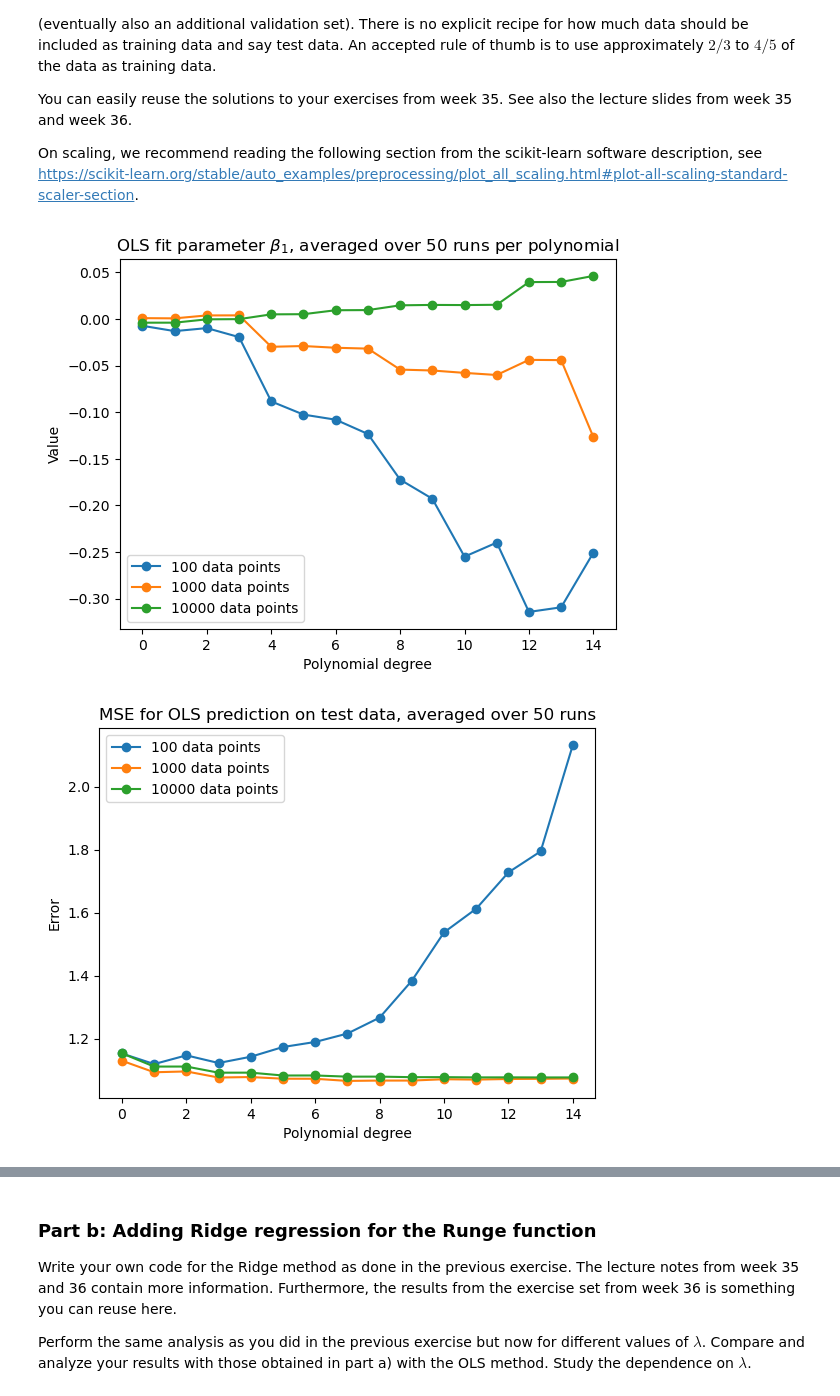
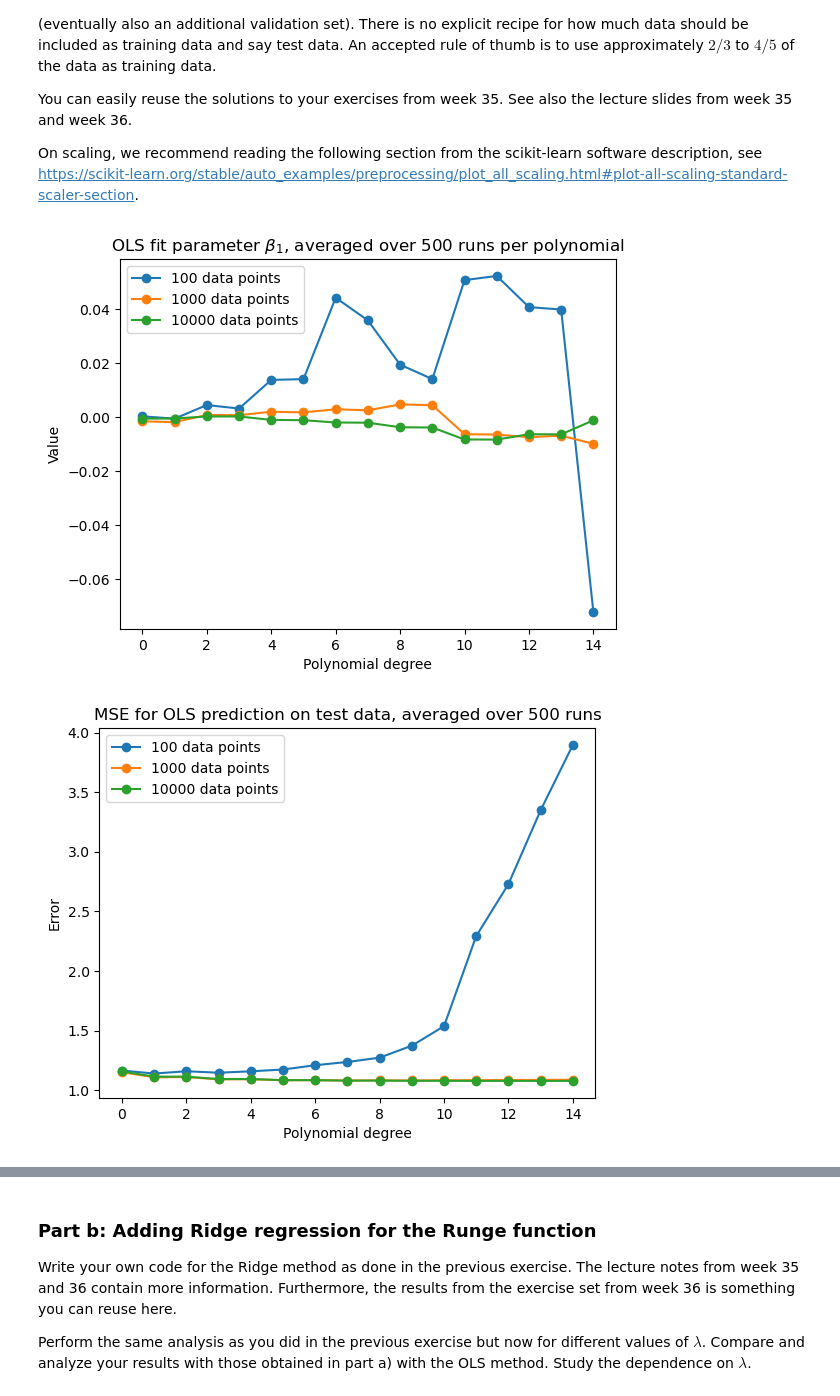
Before and after one commit to Waerstad/4155-Project-1, a Jupyter notebook: Code/project1_main.ipynb, the cells around one changed output, grey strips where cells are left out. Cells and saved outputs as stored; diff of their text form; code cells hidden in the pictures.

```diff
--- a/Code/project1_main.ipynb
+++ b/Code/project1_main.ipynb
@@ -225,7 +247,7 @@ poly_min = 1
 poly_max = 15
 poly_degrees = np.arange(poly_min, poly_max + 1, 1)
 
-runs = 50
+runs = 500
 MSEs_runs_datasize_polys_matrix = np.zeros([runs, len(data_sizes), len(poly_degrees)])
 R2s_runs_datasize_polys_matrix = np.zeros([runs, len(data_sizes), len(poly_degrees)])
 beta1s_runs_datasize_polys_matrix = np.zeros([runs, len(data_sizes), len(poly_degrees)])
@@ -273,32 +295,32 @@ plt.xlabel("Polynomial degree")
 plt.ylabel("Value")
 plt.title(fr"OLS fit parameter $\beta_1$, averaged over {runs} runs per polynomial")
 plt.legend()
 plt.show()
 plt.close()
 
 # Plot MSE for OLS prediction on test data for various sizes of data, and polynomials; averaged over many runs
 plt.plot(mean_MSE_datasize_poly[0,:], "o-", label=f"{data_sizes[0]} data points")
 plt.plot(mean_MSE_datasize_poly[1,:], "o-", label=f"{data_sizes[1]} data points")
 plt.plot(mean_MSE_datasize_poly[2,:], "o-", label=f"{data_sizes[2]} data points")
 plt.title(f"MSE for OLS prediction on test data, averaged over {runs} runs")
 plt.xlabel("Polynomial degree")
 plt.ylabel("Error")
 plt.legend()
 #plt.grid()
 plt.show()
 plt.close()
 
 # Plot R^2 for OLS prediction on test data for various sizes of data, and polynomials; averaged over many runs
 plt.plot(mean_R2_runs_datasize_polys_matrix[0,:], "o-", label=f"{data_sizes[0]} data points")
 plt.plot(mean_R2_runs_datasize_polys_matrix[1,:], "o-", label=f"{data_sizes[1]} data points")
 plt.plot(mean_R2_runs_datasize_polys_matrix[2,:], "o-", label=f"{data_sizes[2]} data points")
 plt.title(rf"$R^{2}$ for OLS prediction for test data, averaged over {runs} runs")
 plt.xlabel("Polynomial degree")
 plt.ylabel("Score")
 plt.legend()
 #plt.grid()
 plt.show()
 plt.close()
 # %% [output]
-[figure, old version]
+[figure, new version]
-[figure, old version]
+[figure, new version]
```
Also changed, not shown: parts of 10 cells of this notebook.
